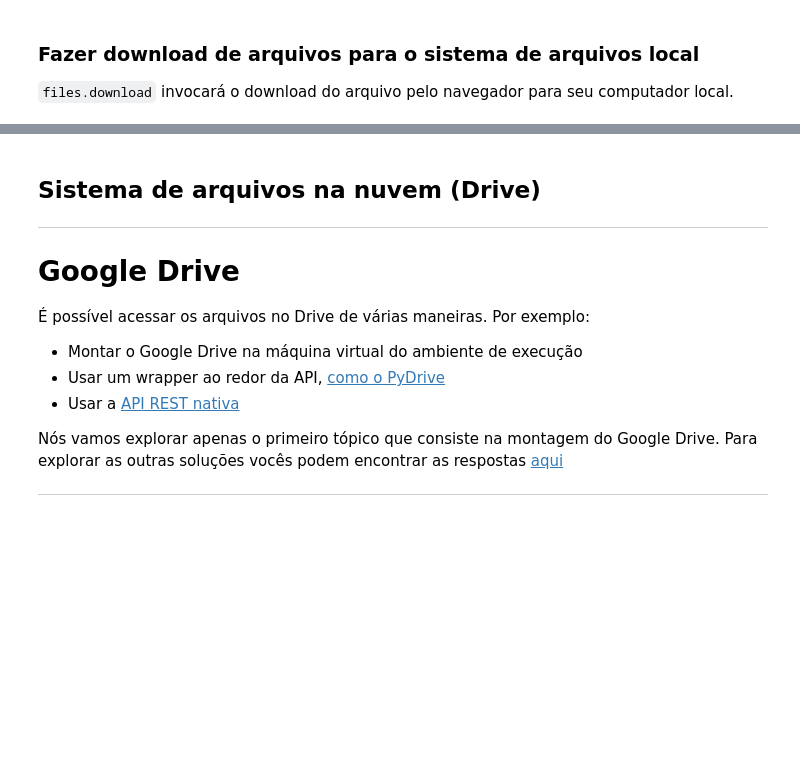
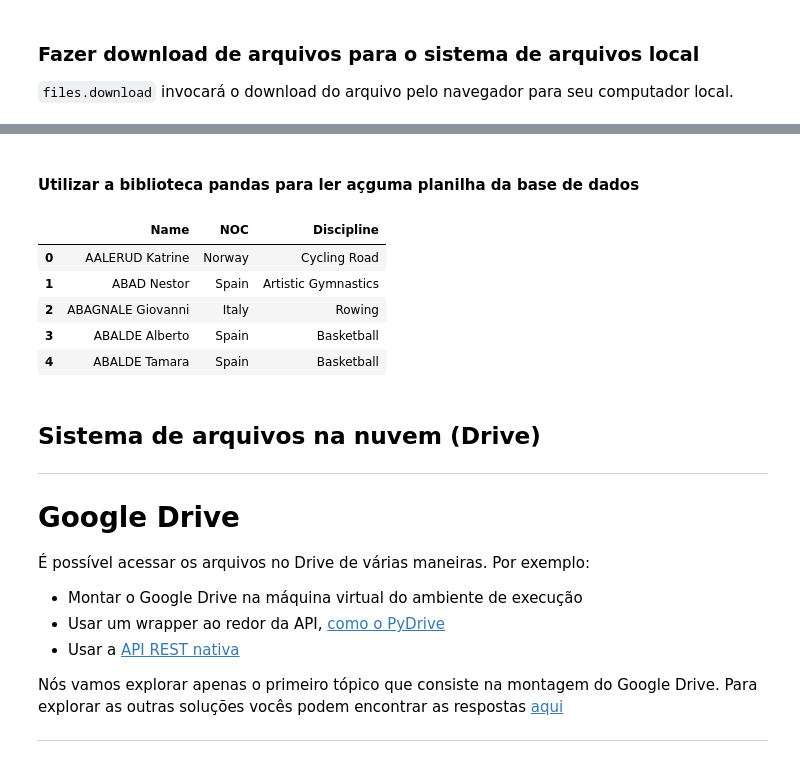
Before and after one commit to jupotratz/Python_BI_Master, a Jupyter notebook: Turmas/2021.3/Aula_01.ipynb, the cells around one changed output, grey strips where cells are left out. Saved outputs shown, nothing was run; the diff lists cells and outputs as text; code cells hidden in the pictures; blank space fills up the shorter version.

```diff
--- a/Turmas/2021.3/Aula_01.ipynb
+++ b/Turmas/2021.3/Aula_01.ipynb
@@ -590,3 +701,21 @@ files.download('example.txt')
+# %% [markdown]
+#### Utilizar a biblioteca pandas para ler açguma planilha da base de dados
+# %%
+# importar os pacotes necessários
+import pandas as pd
+
+# importar o arquivo
+df = pd.read_excel("Athletes.xlsx") #aqui você deve especificar o nome do arquivo .csv que deseja importar
+
+# ver 5 as primeiras entradas
+df.head()
+# %% [output]
+|  | Name | NOC | Discipline |
+| 0 | AALERUD Katrine | Norway | Cycling Road |
+| 1 | ABAD Nestor | Spain | Artistic Gymnastics |
+| 2 | ABAGNALE Giovanni | Italy | Rowing |
+| 3 | ABALDE Alberto | Spain | Basketball |
+| 4 | ABALDE Tamara | Spain | Basketball |
 # %% [markdown]
 ## Sistema de arquivos na nuvem (Drive)
 ---
```
Also changed, not shown: parts of 18 cells of this notebook, 1 other file.
